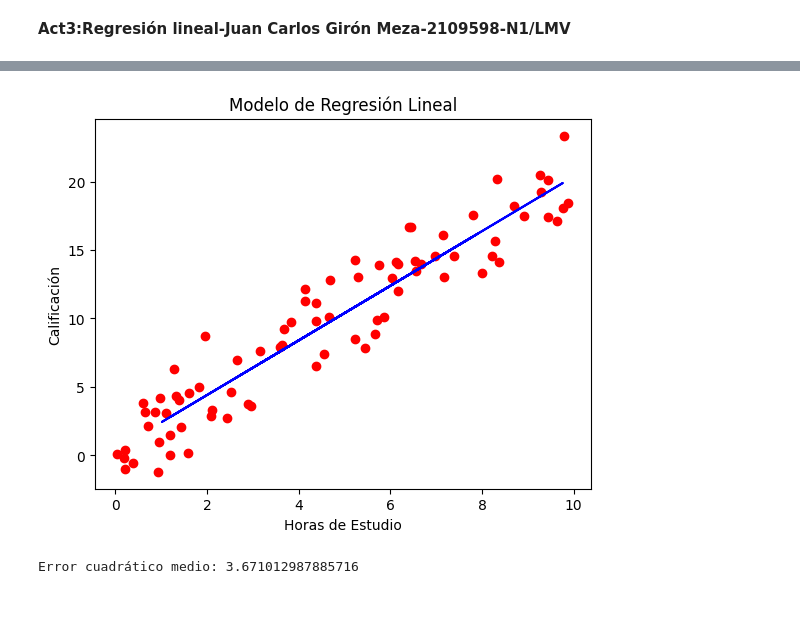
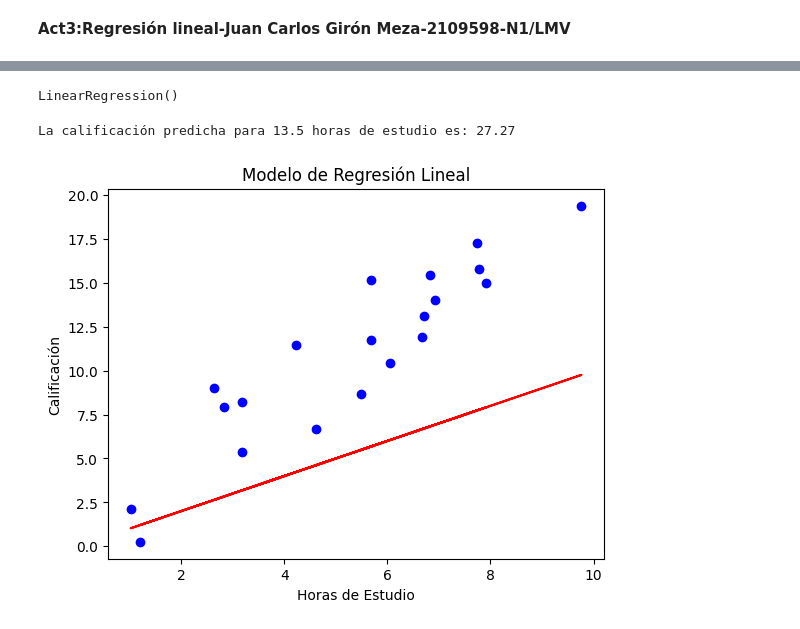
Before and after one commit to CarlosGirom/IA-RN, a Jupyter notebook: Actividades/RegresiónLineal.ipynb, the cells around one changed output, grey strips where cells are left out. Saved outputs shown, nothing was run; the diff lists cells and outputs as text; code cells hidden in the pictures.

```diff
--- a/Actividades/RegresiónLineal.ipynb
+++ b/Actividades/RegresiónLineal.ipynb
@@ -50,16 +51,24 @@ print(predicciones)
+# %%
+model.fit(horas_estudio, calificaciones)
+# %% [output]
+LinearRegression()
+# %%
+#Realizar las predicciones del modelo entrenado
+tiempo_estudio = [[13.5]]
+
+calificacion_predicha = model.predict(tiempo_estudio)
+
+print("La calificación predicha para {} horas de estudio es: {:.2f}".format(tiempo_estudio[0][0], calificacion_predicha[0][0]))
+# %% [output]
+La calificación predicha para 13.5 horas de estudio es: 27.27
 # %%
-# Graficar el modelo de regresión lineal
-plt.scatter(train_data, train_labels, color='red')
-plt.plot(test_data, predicciones, color='blue')
+plt.scatter(test_data, test_labels, color='blue')
+
+plt.plot(test_data, test_data, color='red')
 plt.title('Modelo de Regresión Lineal')
 plt.xlabel('Horas de Estudio')
 plt.ylabel('Calificación')
+
 plt.show()
-
-
-# Calcular el error cuadrático medio
-mse = mean_squared_error(test_labels, predicciones)
-print("Error cuadrático medio:", mse)
 # %% [output]
-[figure, old version]
+[figure, new version]
-Error cuadrático medio: 3.671012987885716
```
Also changed, not shown: parts of 8 cells of this notebook.
